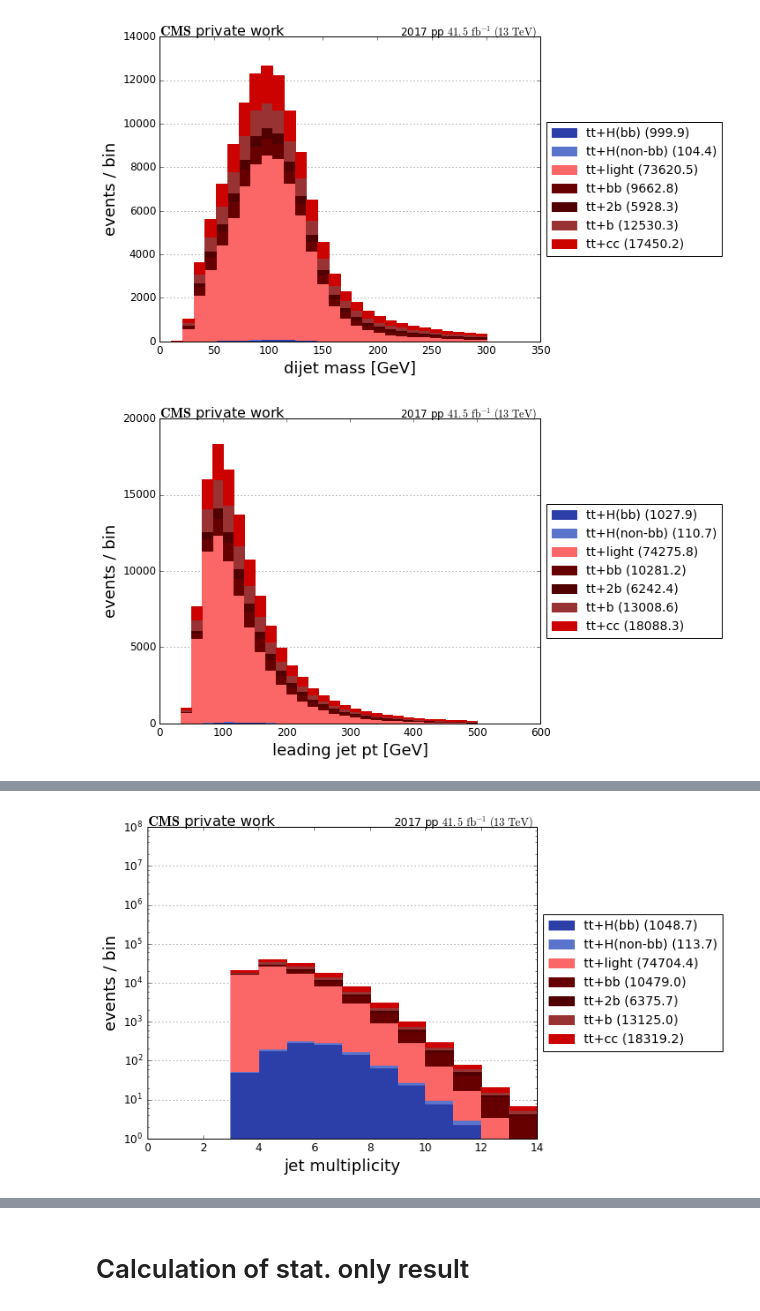
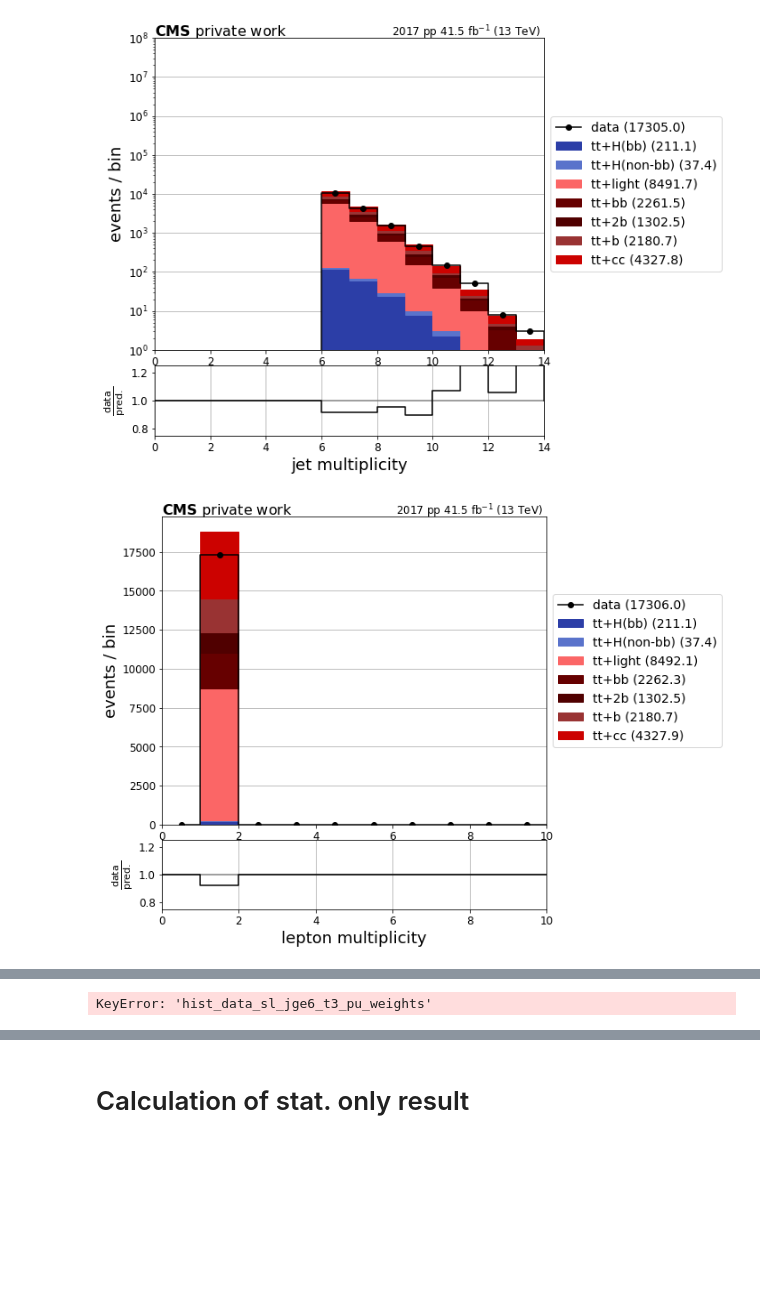
Before and after one commit to mmeinhard/hepaccelerate, a Jupyter notebook: EvaluateResults.ipynb, the cells around one changed output, grey strips where cells are left out. Drawn from its saved outputs; the diff is of its cells as text; code cells hidden in the pictures; blank space fills up the shorter version.

```diff
--- a/EvaluateResults.ipynb
+++ b/EvaluateResults.ipynb
@@ -36,32 +38,46 @@ def merge_json_output(samples):
                     merge[k1][k2] = data[k1][k2]
     return merge
 # %%
-mc = merge_json_output([os.path.join(mc_folder, "out_"+sample+".json") for sample in sample_list if sample.startswith("TT")])
-#mc = {}
+#mc = merge_json_output([os.path.join(mc_folder, "out_"+sample+".json") for sample in sample_list if sample.startswith("TT")])
+mc = {}
+#for sample in sample_list:
+#    if sample.startswith("tt"):
+#        with open(os.path.join(mc_folder, "out_"+sample+".json")) as json_file:
+#            mc.update(json.load(json_file))
+
+ttbar_bkg = []
 for sample in sample_list:
+    files = [join(mc_folder,f) for f in listdir(mc_folder) if sample in f]
     if sample.startswith("tt"):
-        with open(os.path.join(mc_folder, "out_"+sample+".json")) as json_file:
-            mc.update(json.load(json_file))
+        s = merge_json_output(files)
+        mc.update(s)
+    else:
+        ttbar_bkg += files
+
+ttbar = merge_json_output(ttbar_bkg)
+mc.update(ttbar)
 
 
-#output_data = [data_folder + "out_Run2017" + i + "_SingleElectron.json" for i in ["B", "C", "D", "E", "F"]]
+output_data = [join(data_folder,f) for f in listdir(data_folder) if "Run" in f]
 #output_data += [data_folder + "out_Run2017" + i + "_SingleMuon.json" for i in ["B", "C", "D", "E", "F"]]
 #output_data += [data_folder + "out_Run2017" + i + "_DoubleMuon.json" for i in ["B", "C", "D", "E", "F"]]
 #output_data += [data_folder + "out_Run2017" + i + "_DoubleEG.json" for i in ["B", "C", "D", "E", "F"]]
 #output_data += [data_folder + "out_Run2017" + i + "_MuonEG.json" for i in ["B", "C", "D", "E", "F"]]
 
-#data = merge_json_output(output_data)
+data = merge_json_output(output_data)
 # %%
 var_names = {
 #    "nbtags": "DeepCSV btag multiplicity",
     "njets" : "jet multiplicity",
-    "leading_jet_pt" : "leading jet pt [GeV]",
-#    "leading_lepton_pt" : "leading lepton pt [GeV]",
-    #"genWeights" : "genWeights",
+    "nleps" : "lepton multiplicity",
+#    "leading_jet_pt_nom" : "leading jet pt [GeV]",
+    "leading_lepton_pt" : "leading lepton pt [GeV]",
+#    "leading_lepton_eta" : "leading lepton eta",
+    "pu_weights" : "PU Weights",
     #"nElectrons" : "number of electrons",
     #"nMuons" : "number of muons",
-    "DNN": "dijet mass [GeV]",
-    "DNN_zoom": "dijet mass (zoom) [GeV]",
+#    "DNN": "dijet mass [GeV]",
+#    "DNN_zoom": "dijet mass (zoom) [GeV]",
 #    "nleps": "Number of leptons",
 #    "nfatjets": "fat jet multiplicity",
 #    "nbbtags": "H->bb tag multiplicity",
@@ -82,7 +98,7 @@ var_names = {
 
 processes = ["ttHTobb", "ttHToNonbb", "ttlf", "ttbb", "tt2b","ttb", "ttcc"]
 #processes = ["ttHTobb", "ttlf", "ttbb", "tt2b","ttb", "ttcc"]
-#processes = ["ttHTobb"]
+#processes = ["ttHTobb", "ttHToNonbb"]
 
 process_names = {
     "ttHTobb" : "tt+H(bb)",
@@ -217,11 +233,9 @@ def plot_histogram(var, processes, mc, data, cat, normalize=False):
     #plt.savefig('plots/fancy_overlap_selection/'+var+'.pdf', bbox_inches='tight')
     plt.show()
 # %%
-cat = "sl_jge4_tge3"
+cat = "sl_jge6_t3"
 for var in var_names.keys():
-    plot_histogram(var, processes, mc, None, cat)
-for var in ["njets", "leading_jet_pt", "DNN"]:
-    plot_histogram(var, processes, mc, None, cat)
+    plot_histogram(var, processes, mc, data, cat)
 # %% [output]
-[figure, old version]
+[figure, new version]
-[figure, old version]
+[figure, new version]
@@ -228,0 +243 @@ for var in ["njets", "leading_jet_pt", "DNN"]:
+KeyError: 'hist_data_sl_jge6_t3_pu_weights'
@@ -230 +244,0 @@ for var in ["njets", "leading_jet_pt", "DNN"]:
-[figure, removed]
```
Also changed, not shown: parts of 3 cells of this notebook, 10 other files.
